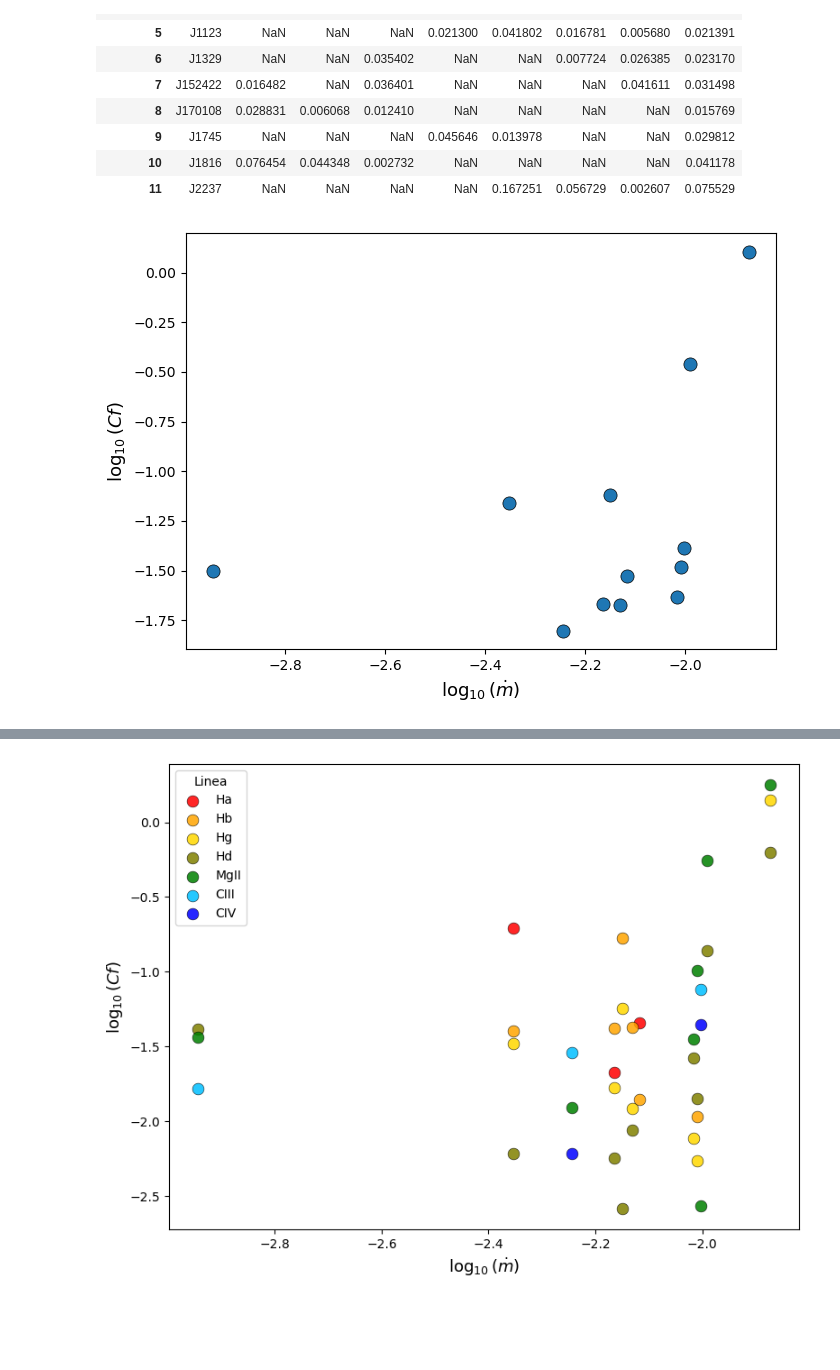
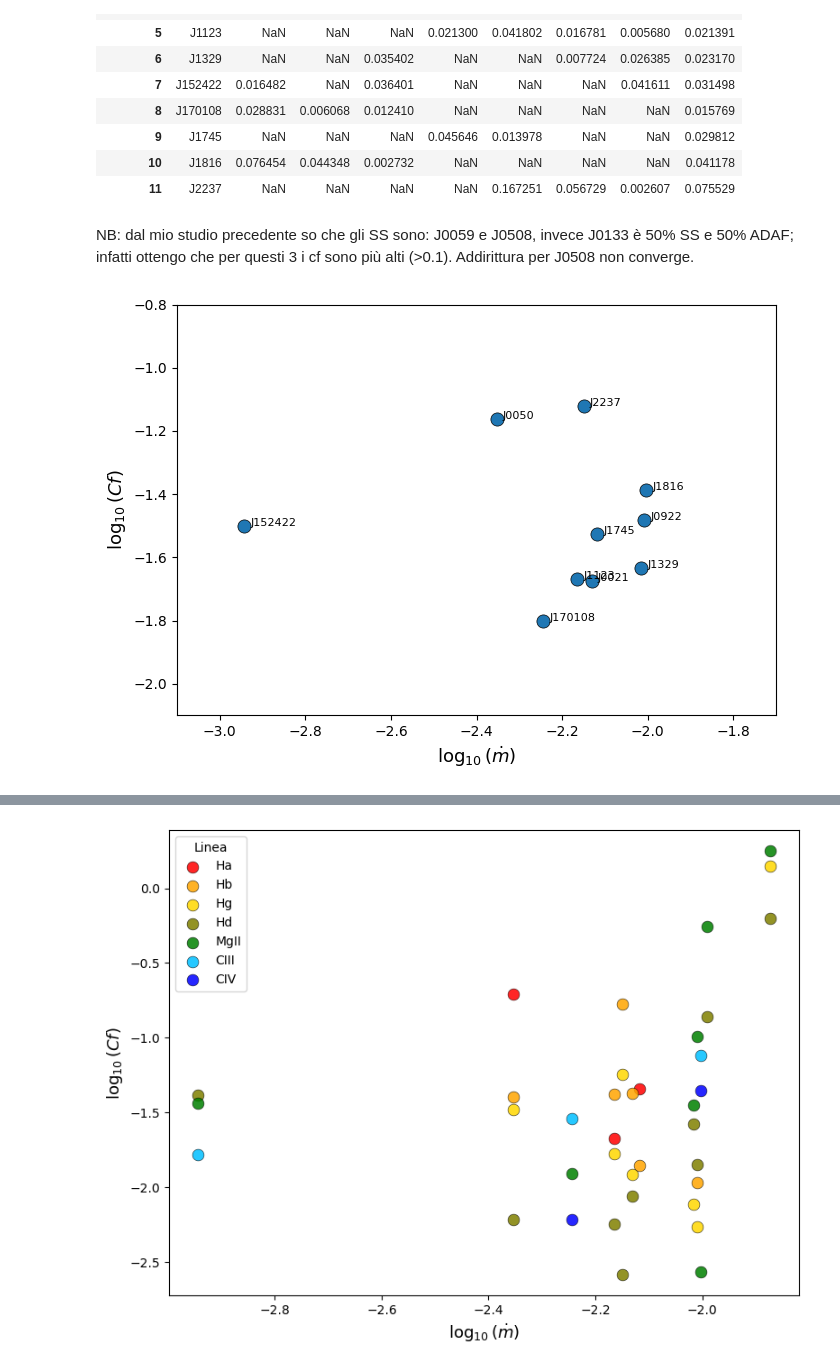
Before and after one commit to maddaba/Programmi_per_tesi, a Jupyter notebook: m_e_mdot_ADAF.ipynb, the cells around one changed output, grey strips where cells are left out. Saved outputs shown, nothing was run; the diff lists cells and outputs as text; code cells hidden in the pictures; blank space fills up the shorter version.

```diff
--- a/m_e_mdot_ADAF.ipynb
+++ b/m_e_mdot_ADAF.ipynb
@@ -464,6 +464,8 @@ Attenzione: salto J0508. Motivo: Soluzione ADAF non converge per m=620800.0, mdo
 | 9 | J1745 | NaN | NaN | NaN | 0.045646 | 0.013978 | NaN | NaN | 0.029812 |
 | 10 | J1816 | 0.076454 | 0.044348 | 0.002732 | NaN | NaN | NaN | NaN | 0.041178 |
 | 11 | J2237 | NaN | NaN | NaN | NaN | 0.167251 | 0.056729 | 0.002607 | 0.075529 |
+# %% [markdown]
+NB: dal mio studio precedente so che gli SS sono: J0059 e J0508, invece J0133 è 50% SS e 50% ADAF; infatti ottengo che per questi 3 i cf sono più alti (>0.1). Addirittura per J0508 non converge.
 # %%
 import matplotlib.pyplot as plt
 import numpy as np
@@ -478,11 +480,18 @@ df_plot = tabella_finale_ADAF.merge(
     how="left"
 )
 
+# ============================================
+# rimuovo i blazar che sono più SS
+# ============================================
+"""
+
+"""
 df_plot = df_plot[
-    df_plot["Cf_mean"].notna() &
-    (df_plot["Cf_mean"] > 0) &
-    df_plot["mdot_median"].notna() &
-    (df_plot["mdot_median"] > 0)
+    df_plot["label"] != "J0059"
+].copy()
+
+df_plot = df_plot[
+    df_plot["label"] != "J0133"
 ].copy()
 
 # ============================================
@@ -495,31 +504,49 @@ df_plot["log_mdot"] = np.log10(
 
 df_plot["log_cf"] = np.log10(
     df_plot["Cf_mean"]
 )
 
 # ============================================
 # grafico
 # ============================================
 
 plt.figure(figsize=(7,5))
 
 plt.scatter(
     df_plot["log_mdot"],
     df_plot["log_cf"],
     s=90,
     edgecolors="black",
     linewidth=0.5
 )
+
+# etichette blazar
+for _, row in df_plot.iterrows():
+
+    plt.text(
+        row["log_mdot"] + 0.015,
+        row["log_cf"],
+        row["label"],
+        fontsize=8
+    )
+
+"""
+
+"""
 plt.xlabel(
     r'$\log_{10}(\dot m)$',
     fontsize=13
 )
 
 plt.ylabel(
     r'$\log_{10}(Cf)$',
     fontsize=13
 )
+
+plt.xlim(-3.1, -1.7)
+plt.ylim(-2.1, -0.8)
+
 plt.tight_layout()
 plt.show()
 # %% [output]
-[figure, old version]
+[figure, new version]
```
Also changed, not shown: parts of 3 cells of this notebook, 4 other files.
